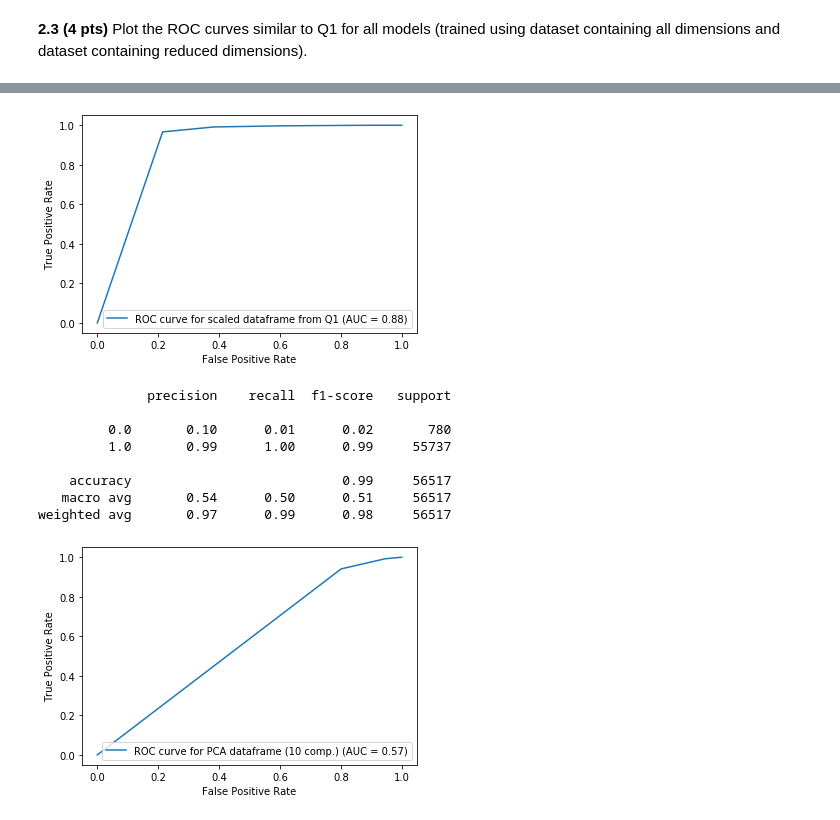
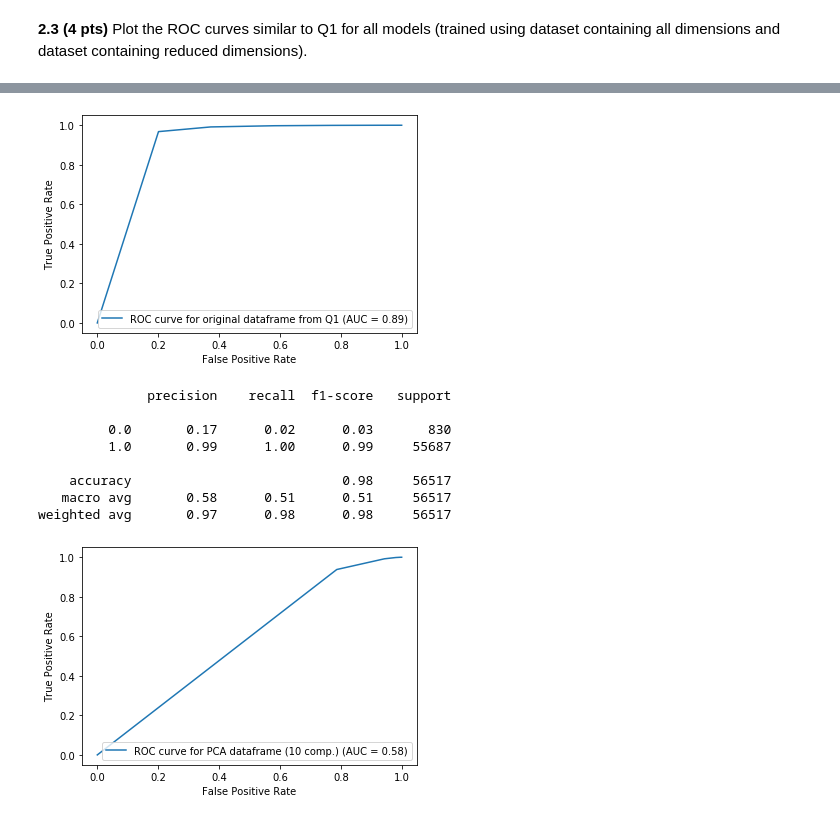
Before and after one commit to ajleo899/DataSciencePrinciplesLabs, a Jupyter notebook: HW5/HW5.ipynb, the cells around one changed output, grey strips where cells are left out. Cells and saved outputs as stored; diff of their text form; code cells hidden in the pictures.

```diff
--- a/HW5/HW5.ipynb
+++ b/HW5/HW5.ipynb
@@ -241,13 +248,13 @@ print(classification_report(y_test, df_pred))
 weighted avg       0.99      0.99      0.99     56517
 # %%
-# plotting ROC curve for scaled df
-disp = plot_roc_curve(rfc_df, x_test, y_test, name = 'ROC curve for scaled dataframe from Q1')
+# plotting ROC curve for original df
+disp = plot_roc_curve(rfc_df, x_test, y_test, name = 'ROC curve for original dataframe from Q1')
 # %% [output]
-[figure, old version]
+[figure, new version]
 # %%
-# Random Forest model on newDataFrame (PCA)
-x_pca = newDataframe.drop(['loan_status'],axis=1)
-y_pca = newDataframe['loan_status']
+# Random Forest model on pca_10
+x_pca = pca10_df.drop(['loan_status'],axis=1)
+y_pca = pca10_df['loan_status']
 
 x_train_pca,x_test_pca,y_train_pca,y_test_pca = train_test_split(x_pca,y_pca,test_size=0.25)
 
@@ -259,12 +266,12 @@ print(classification_report(y_test_pca, pca_pred))
 # %% [output]
               precision    recall  f1-score   support
 
-         0.0       0.10      0.01      0.02       780
-         1.0       0.99      1.00      0.99     55737
+         0.0       0.17      0.02      0.03       830
+         1.0       0.99      1.00      0.99     55687
 
-    accuracy                           0.99     56517
-   macro avg       0.54      0.50      0.51     56517
-weighted avg       0.97      0.99      0.98     56517
+    accuracy                           0.98     56517
+   macro avg       0.58      0.51      0.51     56517
+weighted avg       0.97      0.98      0.98     56517
 # %%
 # plotting ROC curve for PCA
 disp = plot_roc_curve(rfc_pca, x_test_pca, y_test_pca, name = 'ROC curve for PCA dataframe (10 comp.)')
```
Also changed, not shown: parts of 19 cells of this notebook.
